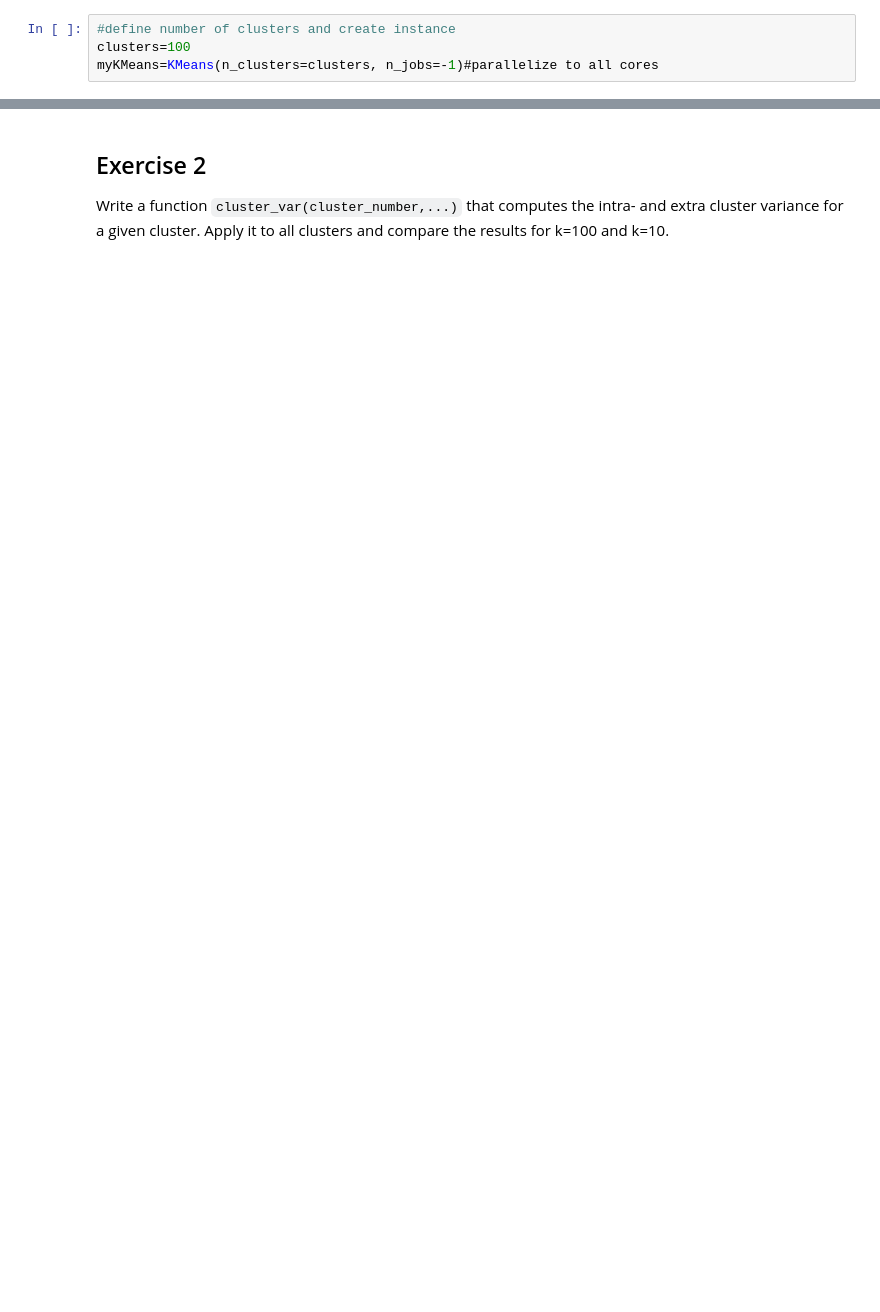
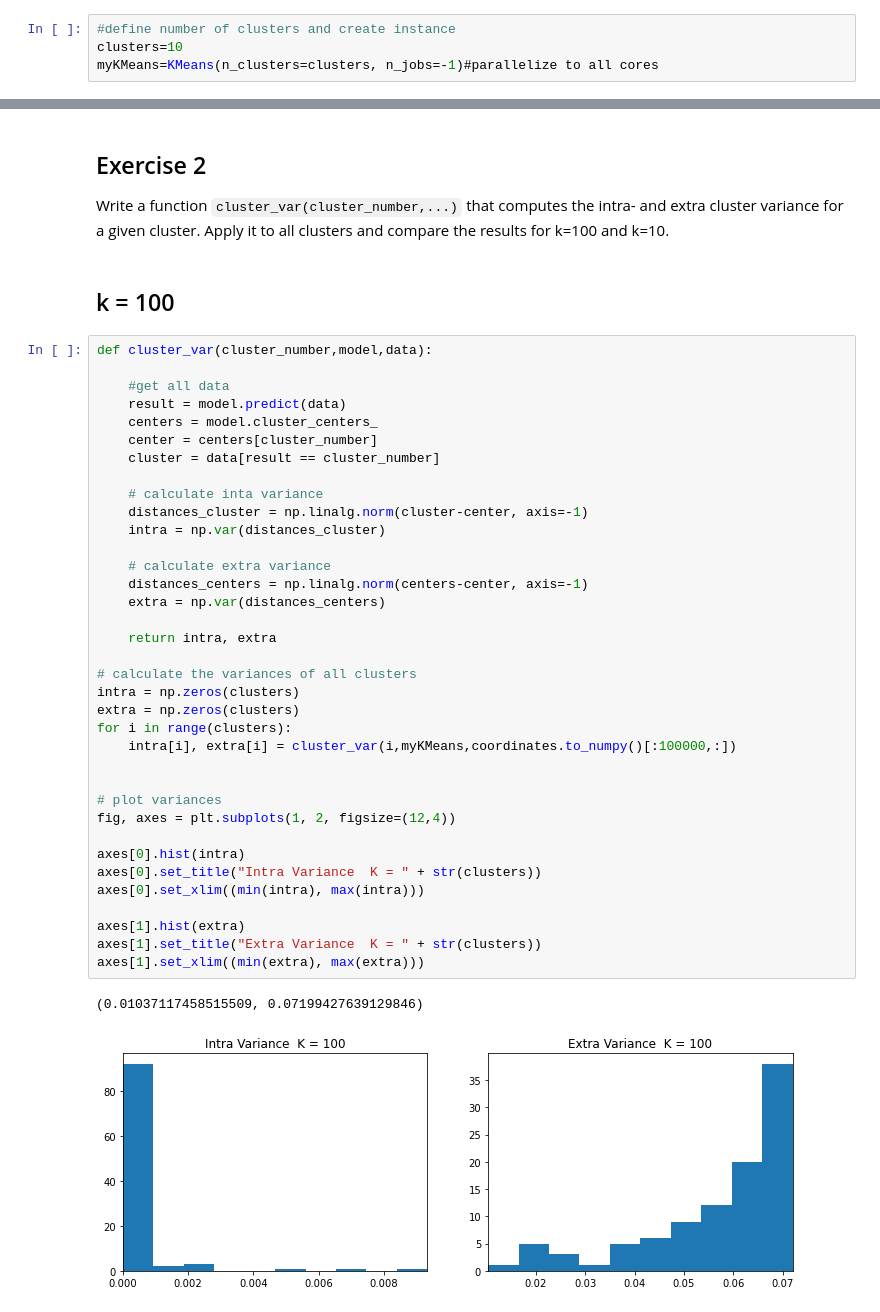
Before and after one commit to Baschdi1998/DataScience21, a Jupyter notebook: Block_4/Assignments/Clustering_II_NY_Taxy_II.ipynb, the cells around one changed output, grey strips where cells are left out. Saved outputs shown, nothing was run; the diff lists cells and outputs as text; blank space fills up the shorter version.

````diff
--- a/Block_4/Assignments/Clustering_II_NY_Taxy_II.ipynb
+++ b/Block_4/Assignments/Clustering_II_NY_Taxy_II.ipynb
@@ -21,7 +21,7 @@ https://scikit-learn.org/stable/modules/generated/sklearn.cluster.KMeans.html
 from sklearn.cluster import KMeans
 # %%
 #define number of clusters and create instance
-clusters=100
+clusters=10
 myKMeans=KMeans(n_clusters=clusters, n_jobs=-1)#parallelize to all cores
 # %%
 %%time
@@ -53,3 +78,44 @@
 # %% [markdown]
 ## Exercise 2
 Write a function ```cluster_var(cluster_number,...)``` that computes the intra- and extra cluster variance for a given cluster. Apply it to all clusters and compare the results for k=100 and k=10.
+# %% [markdown]
+## k = 100
+# %%
+def cluster_var(cluster_number,model,data):
+
+    #get all data
+    result = model.predict(data)
+    centers = model.cluster_centers_
+    center = centers[cluster_number]
+    cluster = data[result == cluster_number]
+
+    # calculate inta variance
+    distances_cluster = np.linalg.norm(cluster-center, axis=-1)
+    intra = np.var(distances_cluster)
+
+    # calculate extra variance
+    distances_centers = np.linalg.norm(centers-center, axis=-1)
+    extra = np.var(distances_centers)
+
+    return intra, extra
+
+# calculate the variances of all clusters
+intra = np.zeros(clusters)
+extra = np.zeros(clusters)
+for i in range(clusters):
+    intra[i], extra[i] = cluster_var(i,myKMeans,coordinates.to_numpy()[:100000,:])
+
+
+# plot variances
+fig, axes = plt.subplots(1, 2, figsize=(12,4))
+
+axes[0].hist(intra)
+axes[0].set_title("Intra Variance  K = " + str(clusters))
+axes[0].set_xlim((min(intra), max(intra)))
+
+axes[1].hist(extra)
+axes[1].set_title("Extra Variance  K = " + str(clusters))
+axes[1].set_xlim((min(extra), max(extra)))
+# %% [output]
+(0.01037117458515509, 0.07199427639129846)
+[figure, added]
````
Also changed, not shown: parts of 6 cells of this notebook, 1 other file.
